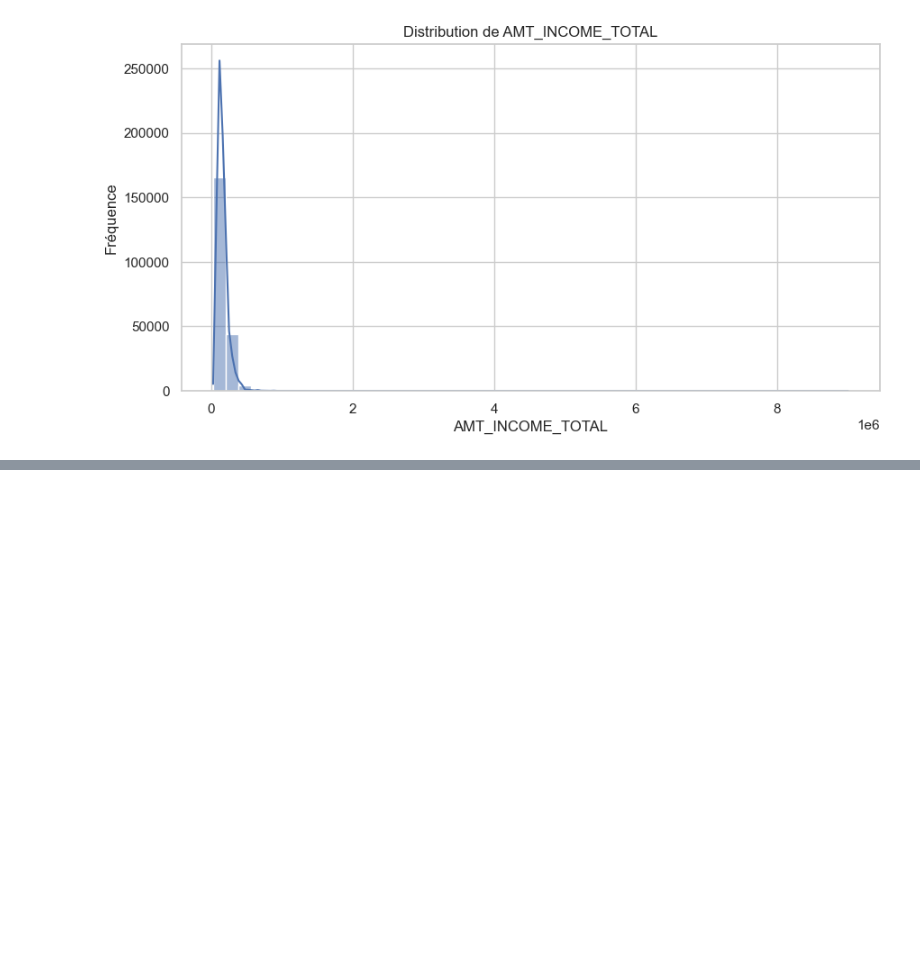
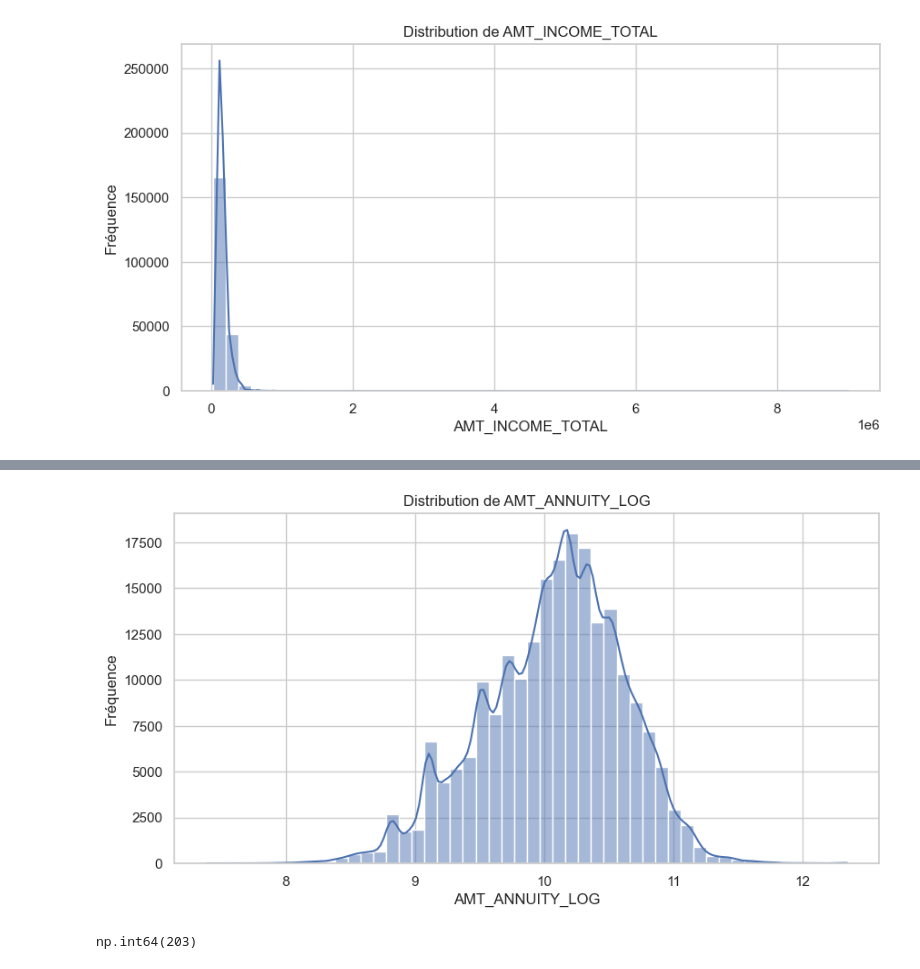
Before and after one commit to TheEngHamza/CreditRisk_HomeCredit, a Jupyter notebook: notebooks/01_EDA.ipynb, the cells around one changed output, grey strips where cells are left out. Saved outputs shown, nothing was run; the diff lists cells and outputs as text; code cells hidden in the pictures; blank space fills up the shorter version.

```diff
--- a/notebooks/01_EDA.ipynb
+++ b/notebooks/01_EDA.ipynb
@@ -234,0 +319,14 @@ plt.show()
+# %%
+df['AMT_ANNUITY_LOG'] = np.log1p(df['AMT_ANNUITY'])
+plt.figure(figsize=(10,5))
+sns.histplot(df["AMT_ANNUITY_LOG"], bins=50, kde=True)  # kde=True ajoute la courbe de densité
+plt.title(f'Distribution de AMT_ANNUITY_LOG')
+plt.xlabel("AMT_ANNUITY_LOG")
+plt.ylabel('Fréquence')
+plt.show()
+# %% [output]
+[figure, added]
+# %%
+df["AMT_GOODS_PRICE"].isna().sum()
+# %% [output]
+np.int64(203)
```
Also changed, not shown: parts of 13 cells of this notebook.
